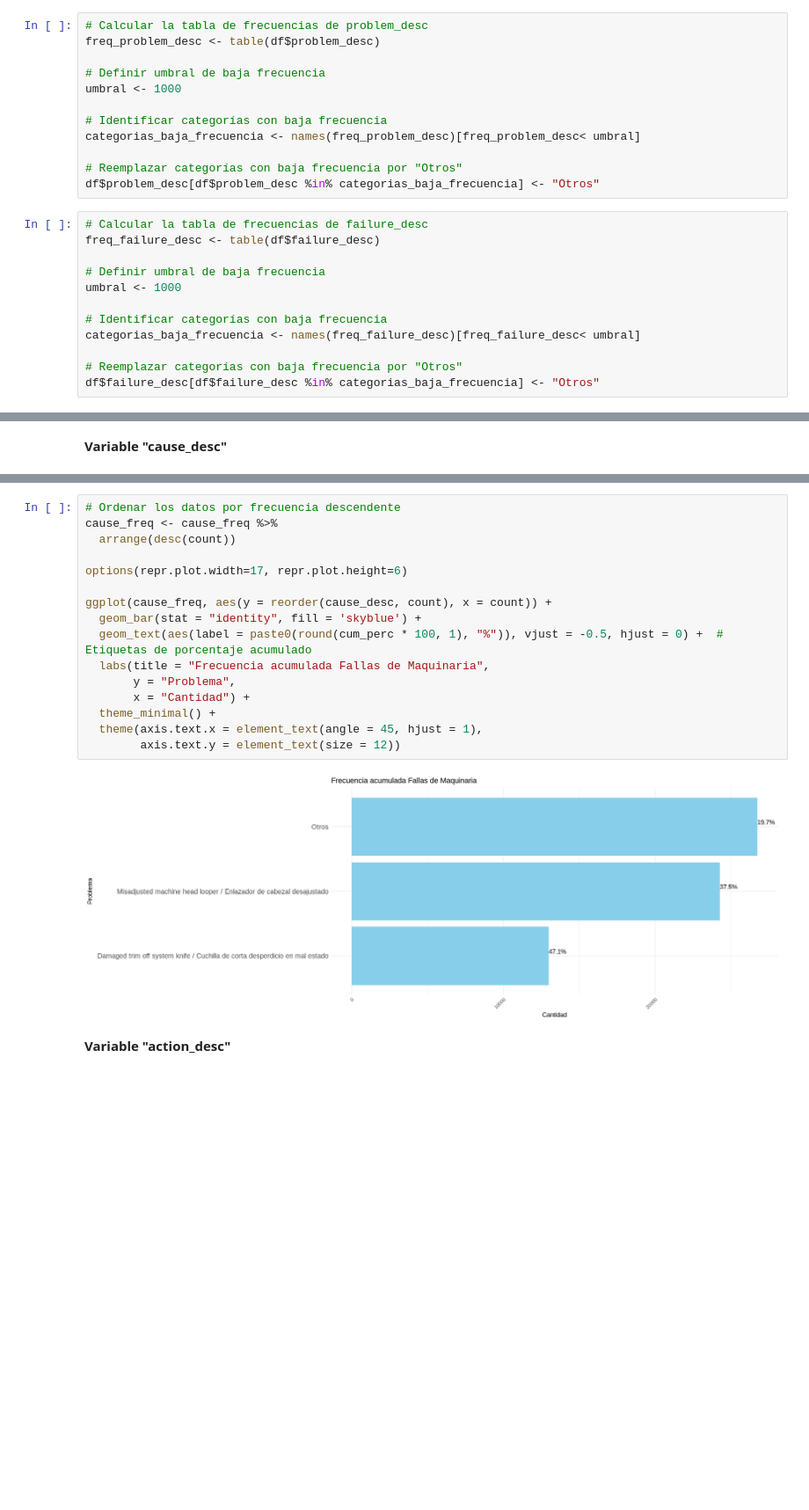
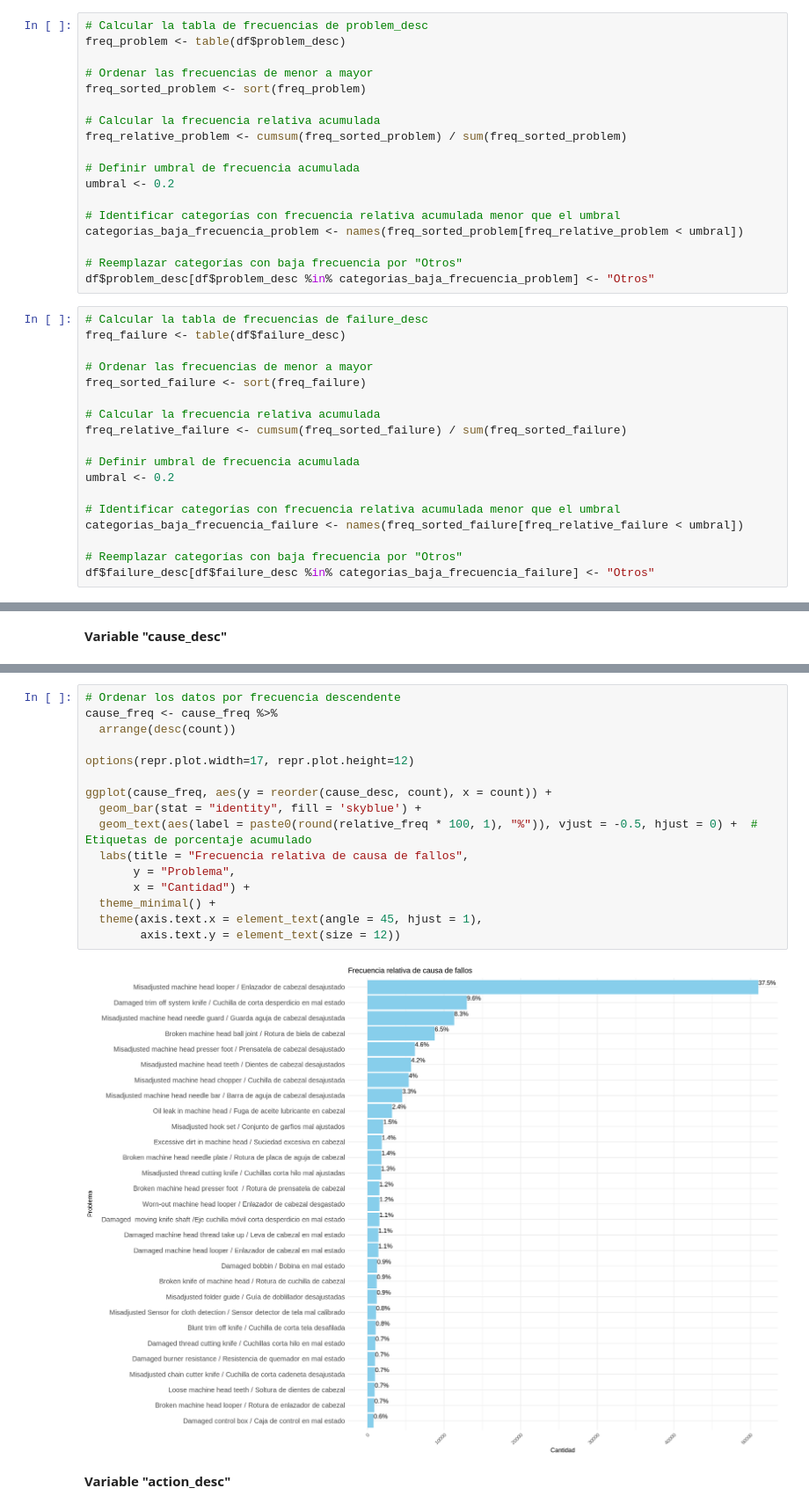
Before and after one commit to cesargar1507/DatasetsUB, a Jupyter notebook: TFM_MOD(RevisadoF).ipynb, the cells around one changed output, grey strips where cells are left out. Shown at 88% size. Drawn from its saved outputs; the diff is of its cells as text; blank space fills up the shorter version.

```diff
--- a/TFM_MOD(RevisadoF).ipynb
+++ b/TFM_MOD(RevisadoF).ipynb
@@ -226,27 +250,39 @@ df$base_model[df$base_model %in% categorias_baja_frecuencia] <- "Otros"
 # %%
 # Calcular la tabla de frecuencias de problem_desc
-freq_problem_desc <- table(df$problem_desc)
+freq_problem <- table(df$problem_desc)
 
-# Definir umbral de baja frecuencia
-umbral <- 1000
+# Ordenar las frecuencias de menor a mayor
+freq_sorted_problem <- sort(freq_problem)
 
-# Identificar categorías con baja frecuencia
-categorias_baja_frecuencia <- names(freq_problem_desc)[freq_problem_desc< umbral]
+# Calcular la frecuencia relativa acumulada
+freq_relative_problem <- cumsum(freq_sorted_problem) / sum(freq_sorted_problem)
+
+# Definir umbral de frecuencia acumulada
+umbral <- 0.2
+
+# Identificar categorías con frecuencia relativa acumulada menor que el umbral
+categorias_baja_frecuencia_problem <- names(freq_sorted_problem[freq_relative_problem < umbral])
 
 # Reemplazar categorías con baja frecuencia por "Otros"
-df$problem_desc[df$problem_desc %in% categorias_baja_frecuencia] <- "Otros"
+df$problem_desc[df$problem_desc %in% categorias_baja_frecuencia_problem] <- "Otros"
 # %%
 # Calcular la tabla de frecuencias de failure_desc
-freq_failure_desc <- table(df$failure_desc)
+freq_failure <- table(df$failure_desc)
 
-# Definir umbral de baja frecuencia
-umbral <- 1000
+# Ordenar las frecuencias de menor a mayor
+freq_sorted_failure <- sort(freq_failure)
 
-# Identificar categorías con baja frecuencia
-categorias_baja_frecuencia <- names(freq_failure_desc)[freq_failure_desc< umbral]
+# Calcular la frecuencia relativa acumulada
+freq_relative_failure <- cumsum(freq_sorted_failure) / sum(freq_sorted_failure)
+
+# Definir umbral de frecuencia acumulada
+umbral <- 0.2
+
+# Identificar categorías con frecuencia relativa acumulada menor que el umbral
+categorias_baja_frecuencia_failure <- names(freq_sorted_failure[freq_relative_failure < umbral])
 
 # Reemplazar categorías con baja frecuencia por "Otros"
-df$failure_desc[df$failure_desc %in% categorias_baja_frecuencia] <- "Otros"
+df$failure_desc[df$failure_desc %in% categorias_baja_frecuencia_failure] <- "Otros"
 # %%
 #Convertir horas a minutos
 df$downtime_gross <-df$downtime_gross*60
@@ -423,21 +464,21 @@ A tibble: 30 × 4
 # %%
 # Ordenar los datos por frecuencia descendente
 cause_freq <- cause_freq %>%
   arrange(desc(count))
 
-options(repr.plot.width=17, repr.plot.height=6)
+options(repr.plot.width=17, repr.plot.height=12)
 
 ggplot(cause_freq, aes(y = reorder(cause_desc, count), x = count)) +
   geom_bar(stat = "identity", fill = 'skyblue') +
-  geom_text(aes(label = paste0(round(cum_perc * 100, 1), "%")), vjust = -0.5, hjust = 0) +  # Etiquetas de porcentaje acumulado
-  labs(title = "Frecuencia acumulada Fallas de Maquinaria",
+  geom_text(aes(label = paste0(round(relative_freq * 100, 1), "%")), vjust = -0.5, hjust = 0) +  # Etiquetas de porcentaje acumulado
+  labs(title = "Frecuencia relativa de causa de fallos",
        y = "Problema",
        x = "Cantidad") +
   theme_minimal() +
   theme(axis.text.x = element_text(angle = 45, hjust = 1),
         axis.text.y = element_text(size = 12))
 # %% [output]
-[figure, old version]
+[figure, new version]
 # %% [markdown]
 **Variable "action_desc"**
 # %%
```
Also changed, not shown: parts of 60 cells of this notebook.
